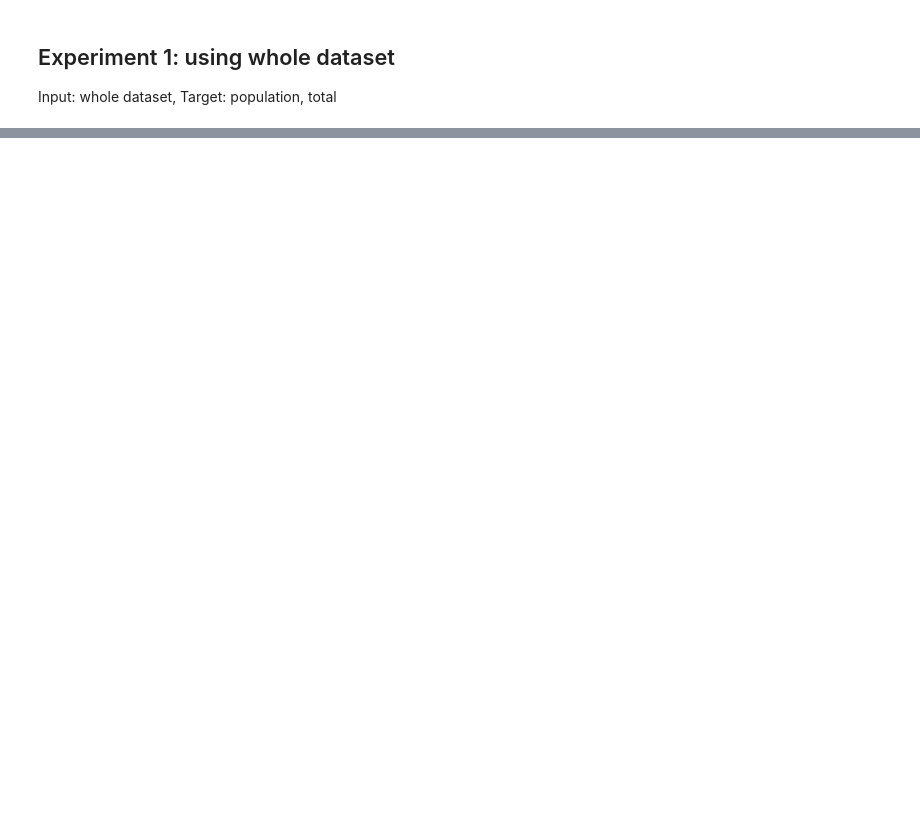
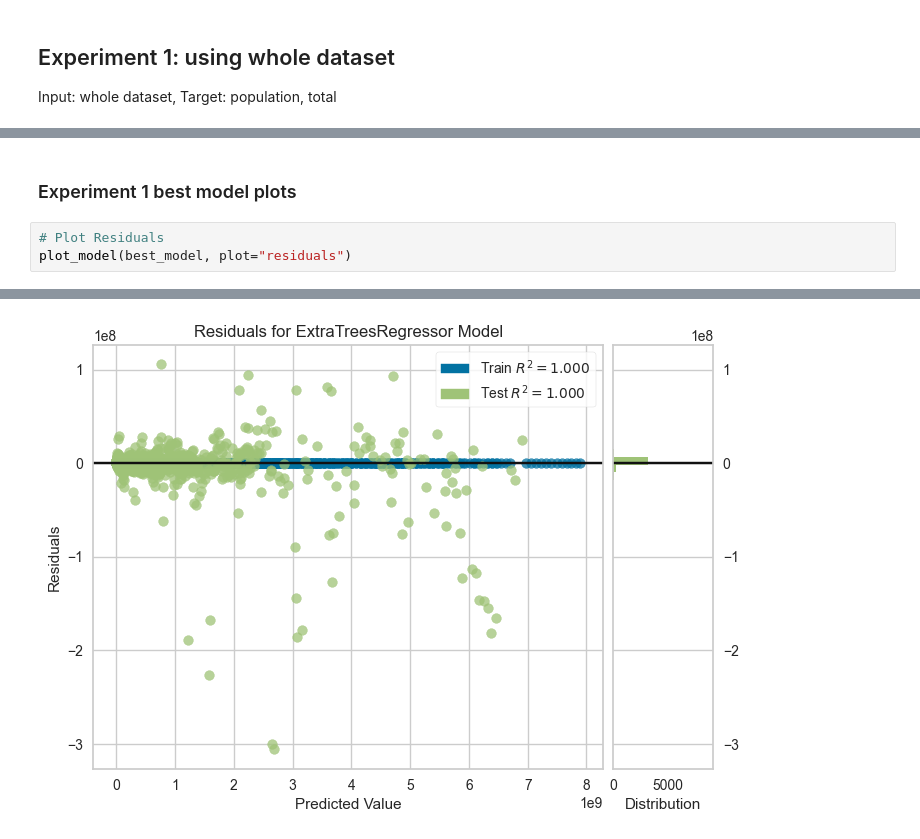
Before and after one commit to andrewp-dot/demography-predictor, a Jupyter notebook: src/model_selection/selection.ipynb, the cells around one changed output, grey strips where cells are left out. Drawn from its saved outputs; the diff is of its cells as text; blank space fills up the shorter version.

```diff
--- a/src/model_selection/selection.ipynb
+++ b/src/model_selection/selection.ipynb
@@ -124 +124,7 @@ best_model = regression_experiment(data=data_df, target="population, total")
 [interactive output not drawn]
+# %% [markdown]
+### Experiment 1 best model plots
+# %%
+# Plot Residuals
+plot_model(best_model, plot="residuals")
+# %% [output]
@@ -124,0 +132 @@ best_model = regression_experiment(data=data_df, target="population, total")
+[figure, added]
```
Also changed, not shown: parts of 31 cells of this notebook, 1 other file.
